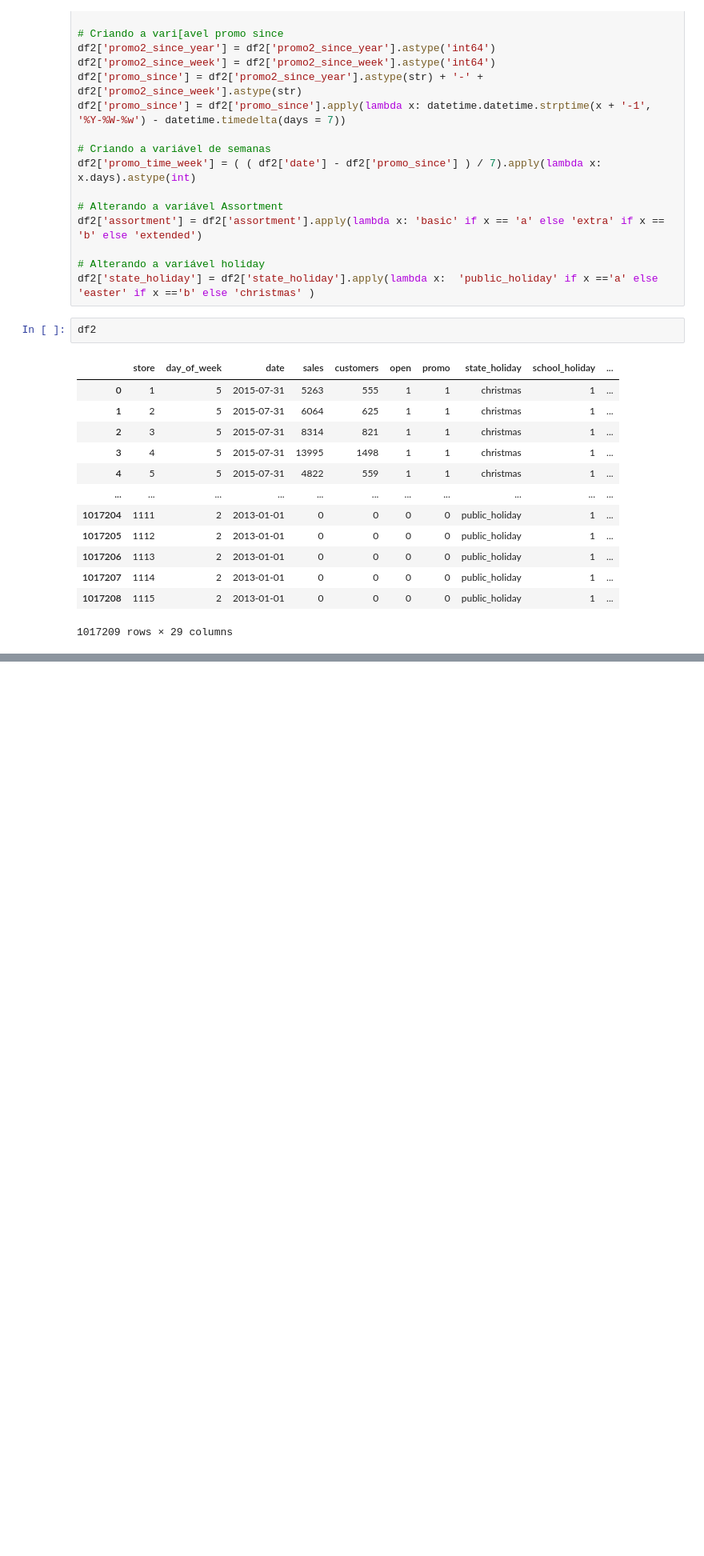
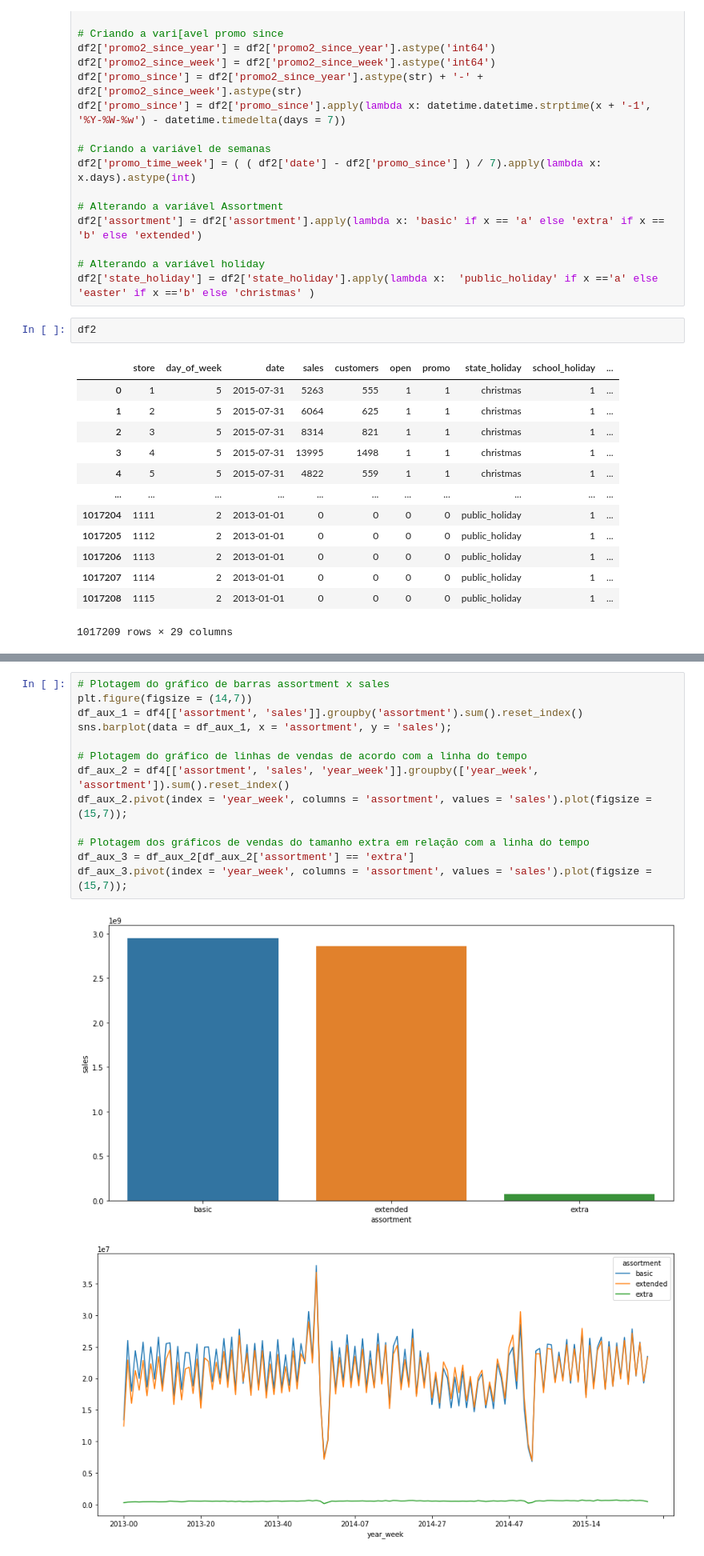
Before and after one commit to denisshiki/Store, a Jupyter notebook: rossman_store.ipynb, the cells around one changed output, grey strips where cells are left out. Shown at 80% size. Cells and saved outputs as stored; diff of their text form; blank space fills up the shorter version.

```diff
--- a/rossman_store.ipynb
+++ b/rossman_store.ipynb
@@ -292,0 +481,16 @@ df2['promo2_since_year']
+# %%
+# Plotagem do gráfico de barras assortment x sales
+plt.figure(figsize = (14,7))
+df_aux_1 = df4[['assortment', 'sales']].groupby('assortment').sum().reset_index()
+sns.barplot(data = df_aux_1, x = 'assortment', y = 'sales');
+
+# Plotagem do gráfico de linhas de vendas de acordo com a linha do tempo
+df_aux_2 = df4[['assortment', 'sales', 'year_week']].groupby(['year_week', 'assortment']).sum().reset_index()
+df_aux_2.pivot(index = 'year_week', columns = 'assortment', values = 'sales').plot(figsize = (15,7));
+
+# Plotagem dos gráficos de vendas do tamanho extra em relação com a linha do tempo
+df_aux_3 = df_aux_2[df_aux_2['assortment'] == 'extra']
+df_aux_3.pivot(index = 'year_week', columns = 'assortment', values = 'sales').plot(figsize = (15,7));
+# %% [output]
+[figure, added]
+[figure, added]
```
Also changed, not shown: parts of 156 cells of this notebook.
